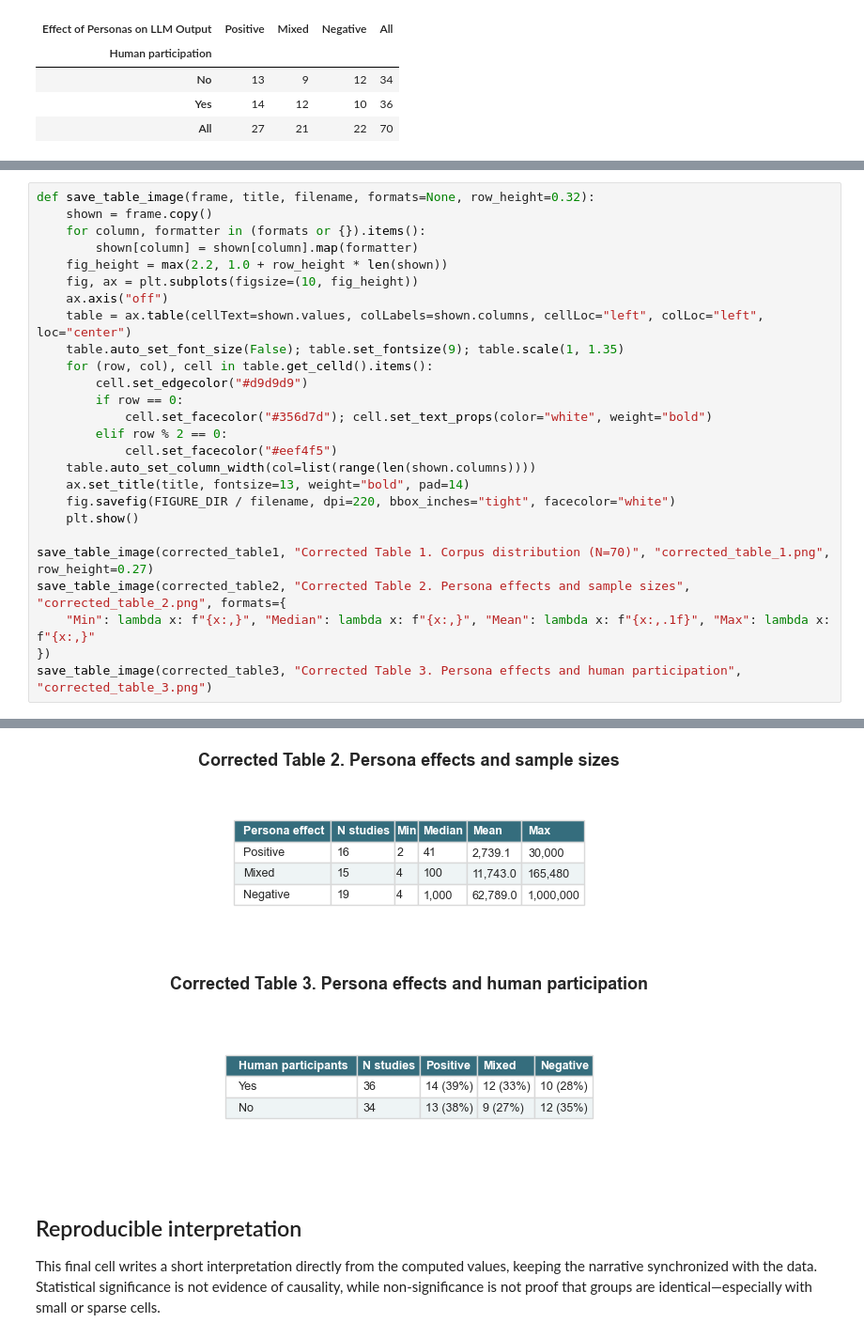
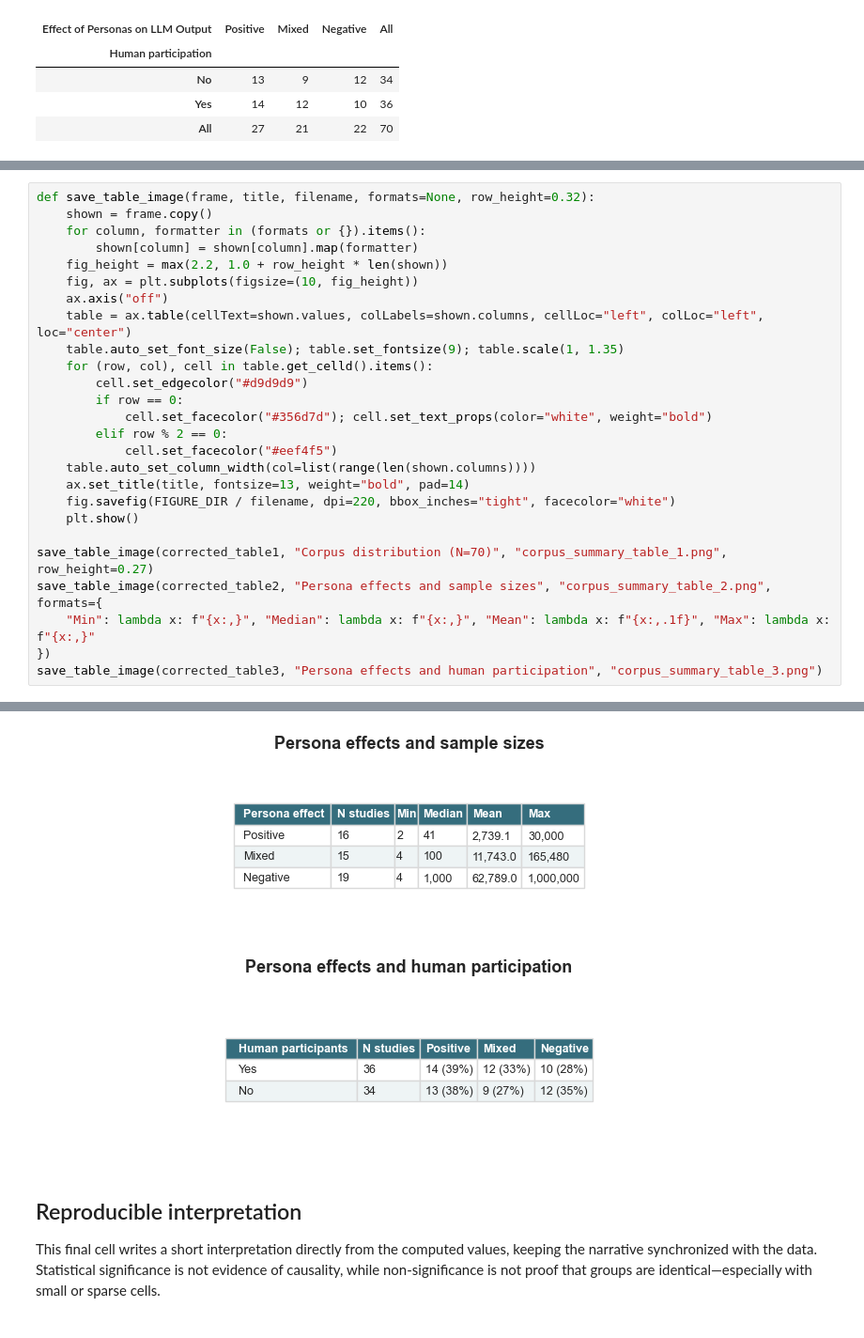
Before and after one commit to liviaellen/llm-persona-review, a Jupyter notebook: analysis/persona_review_statistical_analysis.ipynb, the cells around one changed output, grey strips where cells are left out. Shown at 94% size. Saved outputs shown, nothing was run; the diff lists cells and outputs as text.

```diff
--- a/analysis/persona_review_statistical_analysis.ipynb
+++ b/analysis/persona_review_statistical_analysis.ipynb
@@ -365,9 +350,9 @@ def save_table_image(frame, title, filename, formats=None, row_height=0.32):
     fig.savefig(FIGURE_DIR / filename, dpi=220, bbox_inches="tight", facecolor="white")
     plt.show()
 
-save_table_image(corrected_table1, "Corrected Table 1. Corpus distribution (N=70)", "corrected_table_1.png", row_height=0.27)
-save_table_image(corrected_table2, "Corrected Table 2. Persona effects and sample sizes", "corrected_table_2.png", formats={
+save_table_image(corrected_table1, "Corpus distribution (N=70)", "corpus_summary_table_1.png", row_height=0.27)
+save_table_image(corrected_table2, "Persona effects and sample sizes", "corpus_summary_table_2.png", formats={
     "Min": lambda x: f"{x:,}", "Median": lambda x: f"{x:,}", "Mean": lambda x: f"{x:,.1f}", "Max": lambda x: f"{x:,}"
 })
-save_table_image(corrected_table3, "Corrected Table 3. Persona effects and human participation", "corrected_table_3.png")
+save_table_image(corrected_table3, "Persona effects and human participation", "corpus_summary_table_3.png")
 # %% [output]
@@ -375,5 +360,5 @@ save_table_image(corrected_table3, "Corrected Table 3. Persona effects and human
-[figure, old version]
+[figure, new version]
-[figure, old version]
+[figure, new version]
 # %% [markdown]
 ## Reproducible interpretation
 
```
Also changed, not shown: parts of 7 cells of this notebook, 9 other files.
